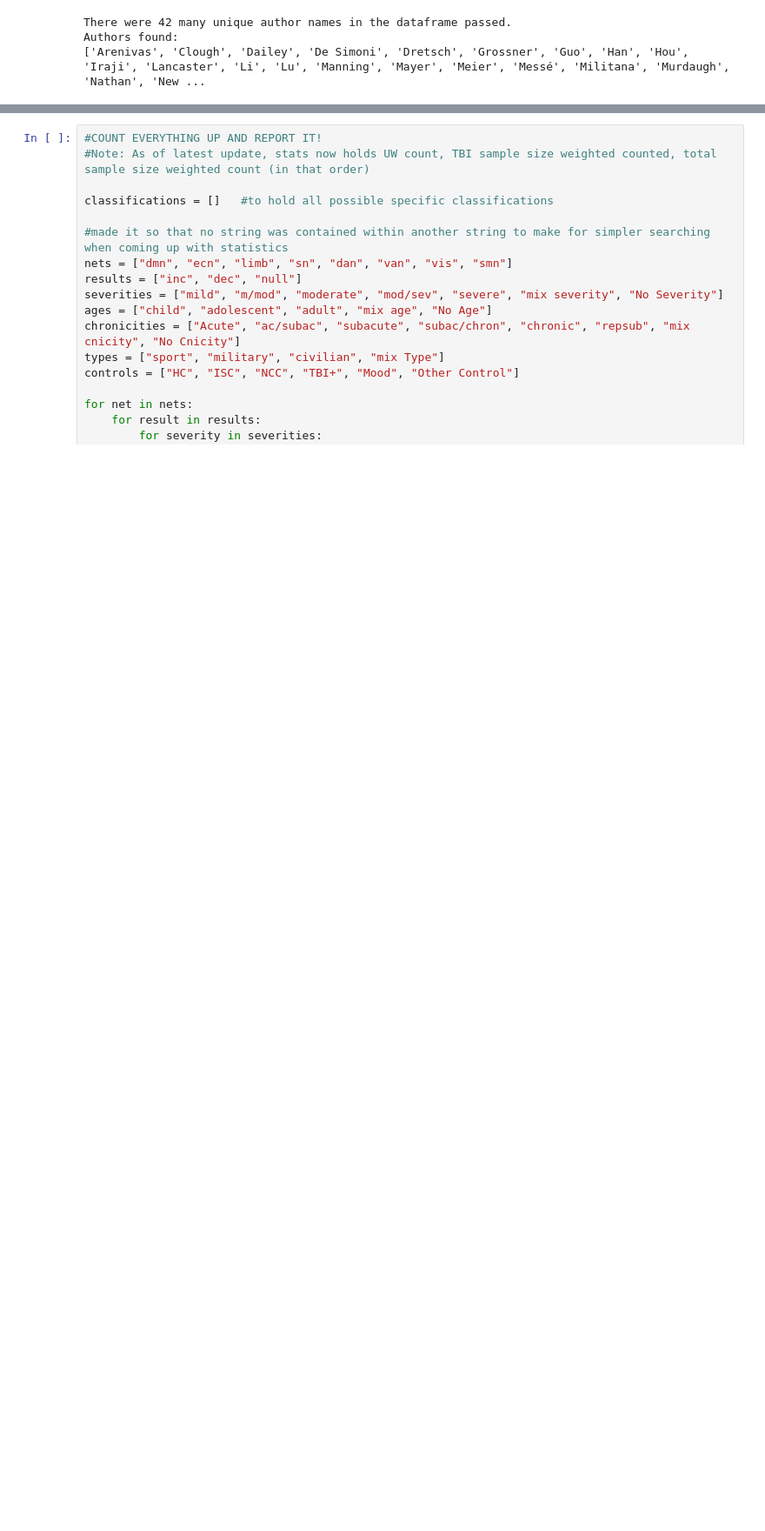
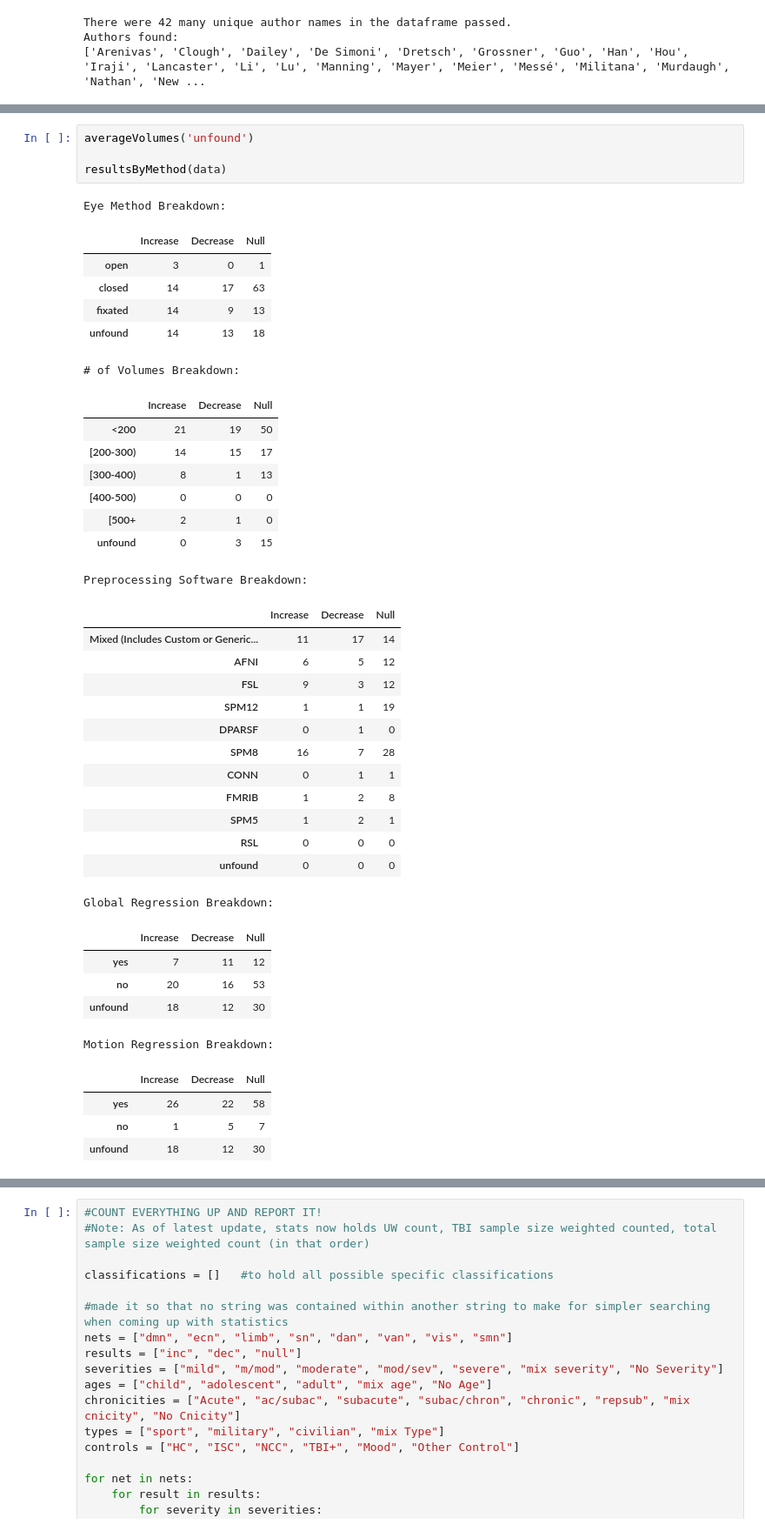
Before and after one commit to danielfrees/rsfMRI_LitReview, a Jupyter notebook: Data_Investigation_LR.ipynb, the cells around one changed output, grey strips where cells are left out. Shown: that part at 87% size. Cells and saved outputs as stored; diff of their text form; blank space fills up the shorter version.

Commit message:
Updated for more methods parsing

```diff
--- a/Data_Investigation_LR.ipynb
+++ b/Data_Investigation_LR.ipynb
@@ -168,0 +202,42 @@ Age Deciles: [19.091, 24.82, 27.939999999999998, 31.38, 33.45, 36.32799999999999
+# %%
+averageVolumes('unfound')
+
+resultsByMethod(data)
+# %% [output]
+Eye Method Breakdown:
+|  | Increase | Decrease | Null |
+| open | 3 | 0 | 1 |
+| closed | 14 | 17 | 63 |
+| fixated | 14 | 9 | 13 |
+| unfound | 14 | 13 | 18 |
+# of Volumes Breakdown:
+|  | Increase | Decrease | Null |
+| <200 | 21 | 19 | 50 |
+| [200-300) | 14 | 15 | 17 |
+| [300-400) | 8 | 1 | 13 |
+| [400-500) | 0 | 0 | 0 |
+| [500+ | 2 | 1 | 0 |
+| unfound | 0 | 3 | 15 |
+Preprocessing Software Breakdown:
+|  | Increase | Decrease | Null |
+| Mixed (Includes Custom or Generic... | 11 | 17 | 14 |
+| AFNI | 6 | 5 | 12 |
+| FSL | 9 | 3 | 12 |
+| SPM12 | 1 | 1 | 19 |
+| DPARSF | 0 | 1 | 0 |
+| SPM8 | 16 | 7 | 28 |
+| CONN | 0 | 1 | 1 |
+| FMRIB | 1 | 2 | 8 |
+| SPM5 | 1 | 2 | 1 |
+| RSL | 0 | 0 | 0 |
+| unfound | 0 | 0 | 0 |
+Global Regression Breakdown:
+|  | Increase | Decrease | Null |
+| yes | 7 | 11 | 12 |
+| no | 20 | 16 | 53 |
+| unfound | 18 | 12 | 30 |
+Motion Regression Breakdown:
+|  | Increase | Decrease | Null |
+| yes | 26 | 22 | 58 |
+| no | 1 | 5 | 7 |
+| unfound | 18 | 12 | 30 |
```
Also changed, not shown: parts of 5 cells of this notebook, 9 other files.
